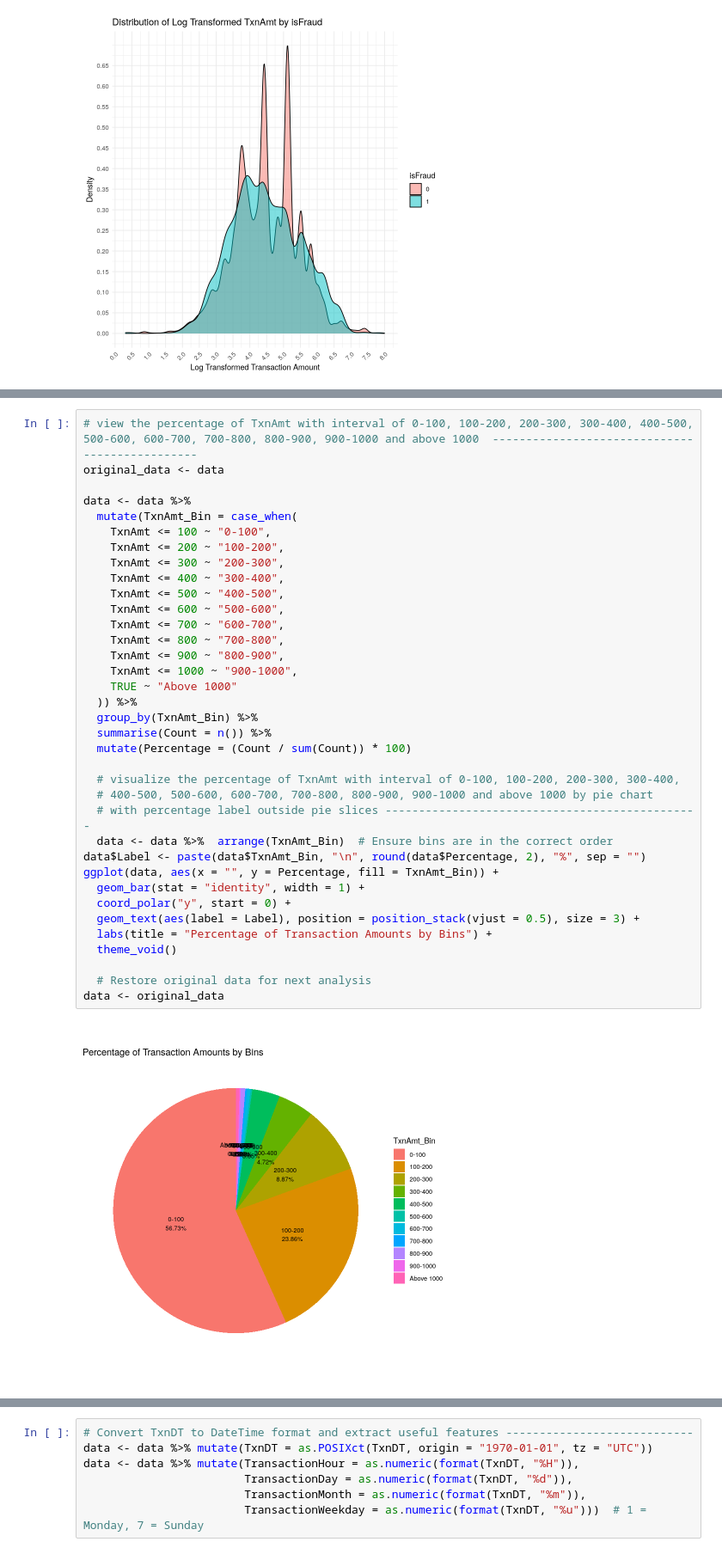
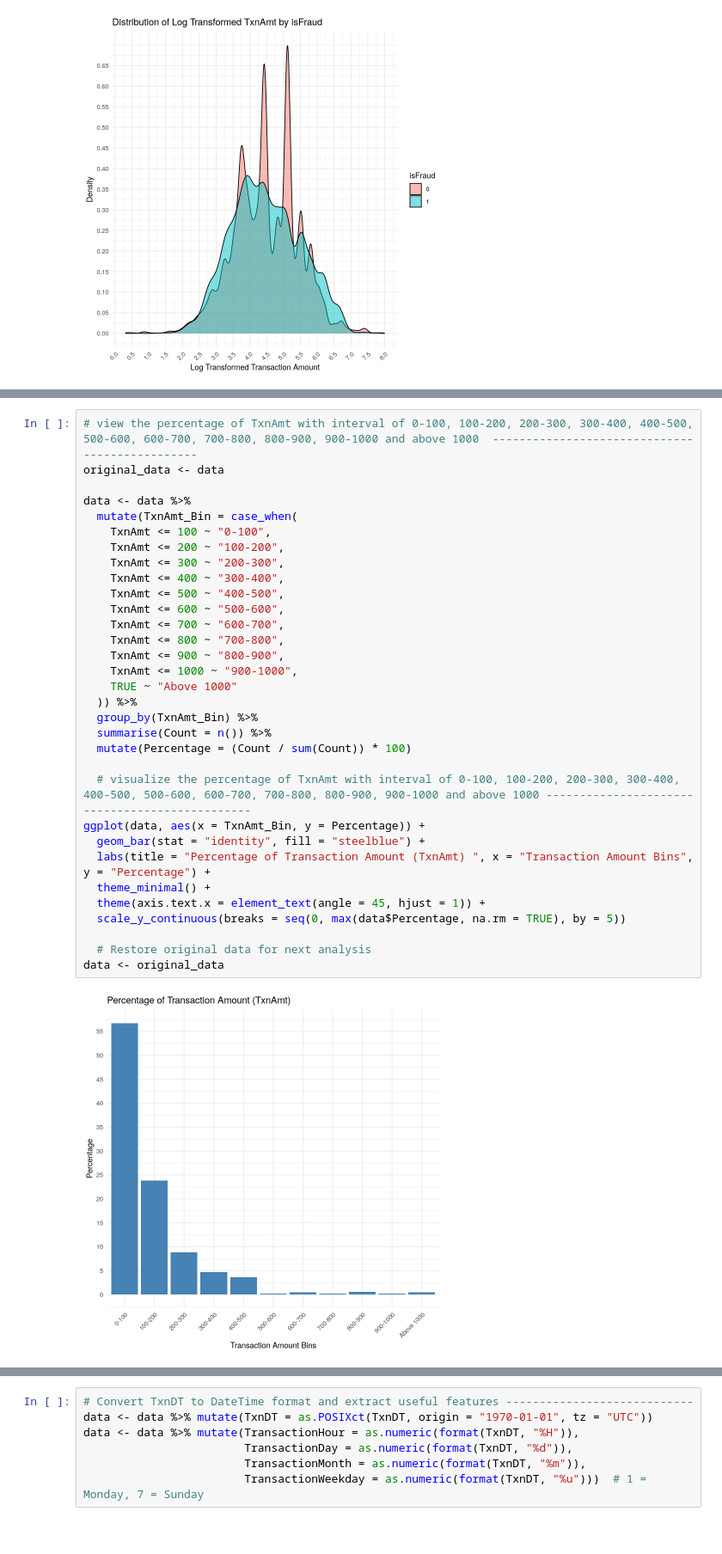
Before and after one commit to ytcctl/peter, a Jupyter notebook: FITE7410/FITE7410_Assgn_1.ipynb, the cells around one changed output, grey strips where cells are left out. Shown at 86% size. Cells and saved outputs as stored; diff of their text form.

```diff
--- a/FITE7410/FITE7410_Assgn_1.ipynb
+++ b/FITE7410/FITE7410_Assgn_1.ipynb
@@ -424,41 +297,37 @@ ggplot(data, aes(x = as.factor(isFraud), y = Log_TxnAmt, fill = as.factor(isFrau
 # %%
 # view the percentage of TxnAmt with interval of 0-100, 100-200, 200-300, 300-400, 400-500, 500-600, 600-700, 700-800, 800-900, 900-1000 and above 1000  -----------------------------------------------
 original_data <- data
 
 data <- data %>%
   mutate(TxnAmt_Bin = case_when(
     TxnAmt <= 100 ~ "0-100",
     TxnAmt <= 200 ~ "100-200",
     TxnAmt <= 300 ~ "200-300",
     TxnAmt <= 400 ~ "300-400",
     TxnAmt <= 500 ~ "400-500",
     TxnAmt <= 600 ~ "500-600",
     TxnAmt <= 700 ~ "600-700",
     TxnAmt <= 800 ~ "700-800",
     TxnAmt <= 900 ~ "800-900",
     TxnAmt <= 1000 ~ "900-1000",
     TRUE ~ "Above 1000"
   )) %>%
   group_by(TxnAmt_Bin) %>%
   summarise(Count = n()) %>%
   mutate(Percentage = (Count / sum(Count)) * 100)
 
-  # visualize the percentage of TxnAmt with interval of 0-100, 100-200, 200-300, 300-400,
-  # 400-500, 500-600, 600-700, 700-800, 800-900, 900-1000 and above 1000 by pie chart
-  # with percentage label outside pie slices -----------------------------------------------
-  data <- data %>%  arrange(TxnAmt_Bin)  # Ensure bins are in the correct order
-data$Label <- paste(data$TxnAmt_Bin, "\n", round(data$Percentage, 2), "%", sep = "")
-ggplot(data, aes(x = "", y = Percentage, fill = TxnAmt_Bin)) +
-  geom_bar(stat = "identity", width = 1) +
-  coord_polar("y", start = 0) +
-  geom_text(aes(label = Label), position = position_stack(vjust = 0.5), size = 3) +
-  labs(title = "Percentage of Transaction Amounts by Bins") +
-  theme_void()
+  # visualize the percentage of TxnAmt with interval of 0-100, 100-200, 200-300, 300-400, 400-500, 500-600, 600-700, 700-800, 800-900, 900-1000 and above 1000 -----------------------------------------------
+ggplot(data, aes(x = TxnAmt_Bin, y = Percentage)) +
+  geom_bar(stat = "identity", fill = "steelblue") +
+  labs(title = "Percentage of Transaction Amount (TxnAmt) ", x = "Transaction Amount Bins", y = "Percentage") +
+  theme_minimal() +
+  theme(axis.text.x = element_text(angle = 45, hjust = 1)) +
+  scale_y_continuous(breaks = seq(0, max(data$Percentage, na.rm = TRUE), by = 5))
 
   # Restore original data for next analysis
 data <- original_data
 # %% [output]
-[figure, old version]
+[figure, new version]
 # %%
 # view TxnAmt with interval of 0-100, 100-200, 200-300, 300-400, 400-500, 500-600, 600-700, 700-800, 800-900, 900-1000 and above 1000 group by isFraud and non-fraud ------------------------------------------------
 original_data <- data
```
Also changed, not shown: parts of 23 cells of this notebook, 1 other file.
